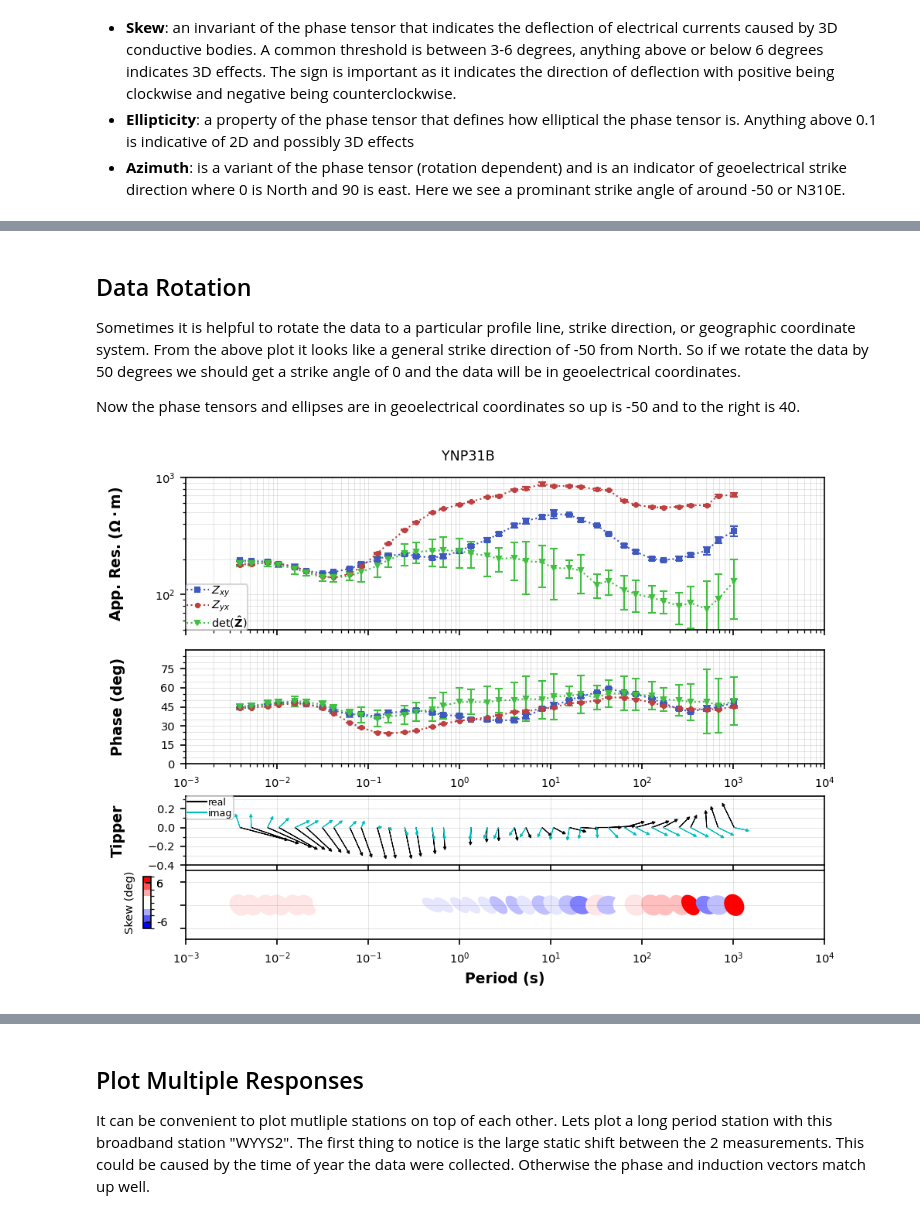
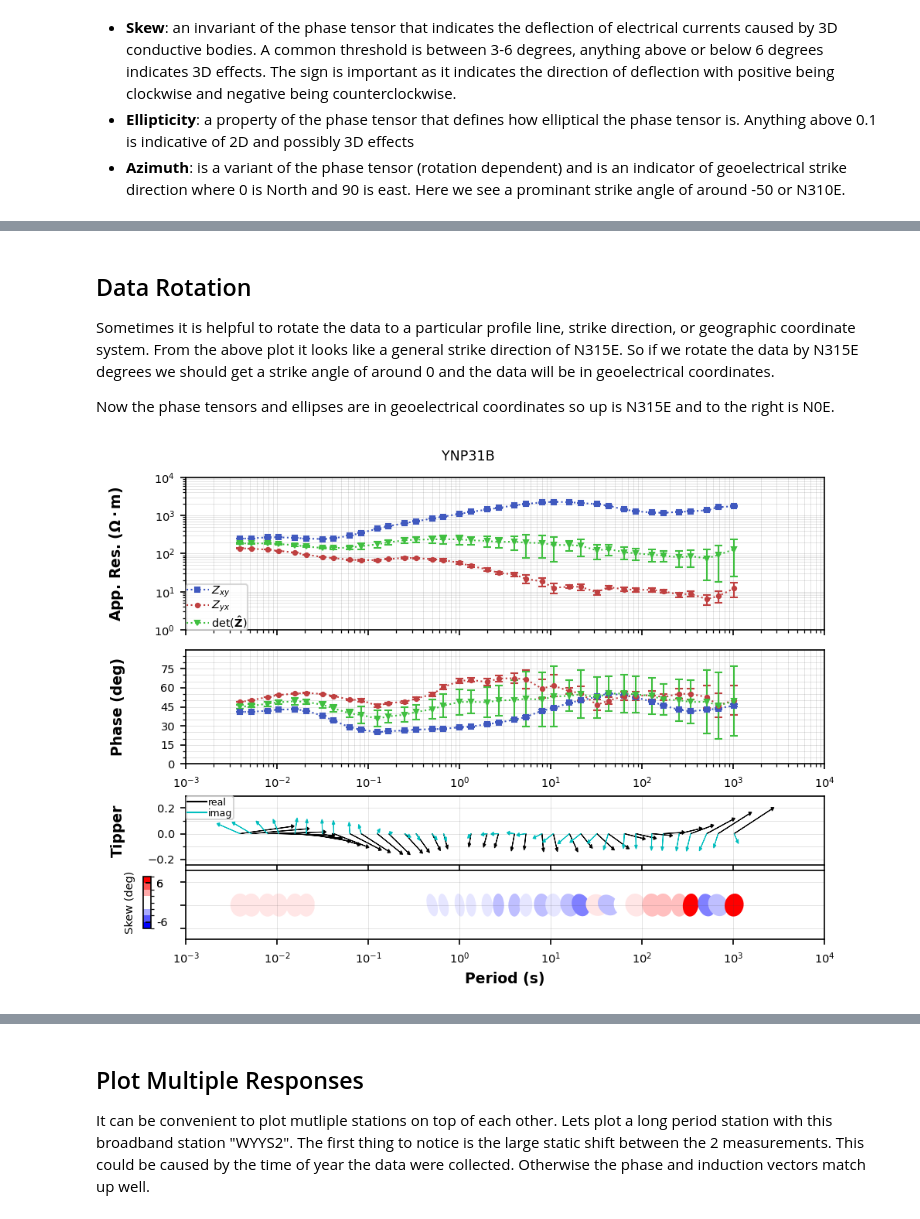
Before and after one commit to simpeg-research/earthscope-mt-course, a Jupyter notebook: notebooks/mtpy/04_plot_mt_response.ipynb, the cells around one changed output, grey strips where cells are left out. Drawn from its saved outputs; the diff is of its cells as text; code cells hidden in the pictures.

```diff
--- a/notebooks/mtpy/04_plot_mt_response.ipynb
+++ b/notebooks/mtpy/04_plot_mt_response.ipynb
@@ -34,5 +34,5 @@ Here we will plot the 2 orthogonal modes "xy" and "yx", remember "x" is north an
  - **Induction Vectors**: These are plotted in map view, therefore up is North and to the right is East.  The black arrows point towards good conductors, which we will see in later plots is to the south of this station in the shallower subsurface and to the north in the deeper subsurface.  The imaginary arrows (cyan) indicated dimensionality, suggesting a complex subsurface. In a 2D subsurface, the real arrows should point perpendicular to the orientation of the phase tensor ellipses.
  - **Phase Tensor Ellipses**: The phase tensor ellipse are also plotted in map view with North up and East to the right.  They are circular at short periods, elongate in that same 0.1 to 10 second range and become more circular at depth.  The coloring here is the minimum phase invariant, which is a modest estimation of phase gradient indicating whether the subsurface is becoming more resistive (blues) or more conductive (reds).  Matching the apparent resistivity the ellipses become more blue in the 0.1 to 10 second period range and more red at depth.
 # %%
-plot_ynp31 = mc.plot_mt_response("YNP31B")
+plot_ynp31 = mc.plot_mt_response("YNP31B", survey="YSBB")
 # %% [output]
@@ -89,13 +87,21 @@ plot_pt = mc.plot_phase_tensor("YNP31B")
 # %% [markdown]
 ## Data Rotation
 
-Sometimes it is helpful to rotate the data to a particular profile line, strike direction, or geographic coordinate system. From the above plot it looks like a general strike direction of -50 from North.  So if we rotate the data by 50 degrees we should get a strike angle of 0 and the data will be in geoelectrical coordinates.
+Sometimes it is helpful to rotate the data to a particular profile line, strike direction, or geographic coordinate system. From the above plot it looks like a general strike direction of N315E.  So if we rotate the data by N315E degrees we should get a strike angle of around 0 and the data will be in geoelectrical coordinates.
 
-Now the phase tensors and ellipses are in geoelectrical coordinates so up is -50 and to the right is 40.
+Now the phase tensors and ellipses are in geoelectrical coordinates so up is N315E and to the right is N0E.
+# %%
+# this is a fix to a bug for now.
+angle = 315
+plot_ynp31.Z.rotate(angle, inplace=True)
+plot_ynp31.Tipper.rotate(angle, inplace=True)
+plot_ynp31.pt = plot_ynp31.Z.phase_tensor
+plot_ynp31.rotation_angle += angle
 # %%
-plot_ynp31.rotation_angle = 50
+#plot_ynp31.rotation_angle = 315
 plot_ynp31.fig_num = 5
-plot_ynp31.redraw_plot()
+plot_ynp31.res_limits = (1, 10000)
+plot_ynp31.plot()
 # %% [output]
-[figure, old version]
+[figure, new version]
 # %%
```
Also changed, not shown: parts of 9 cells of this notebook, 1 other file.
